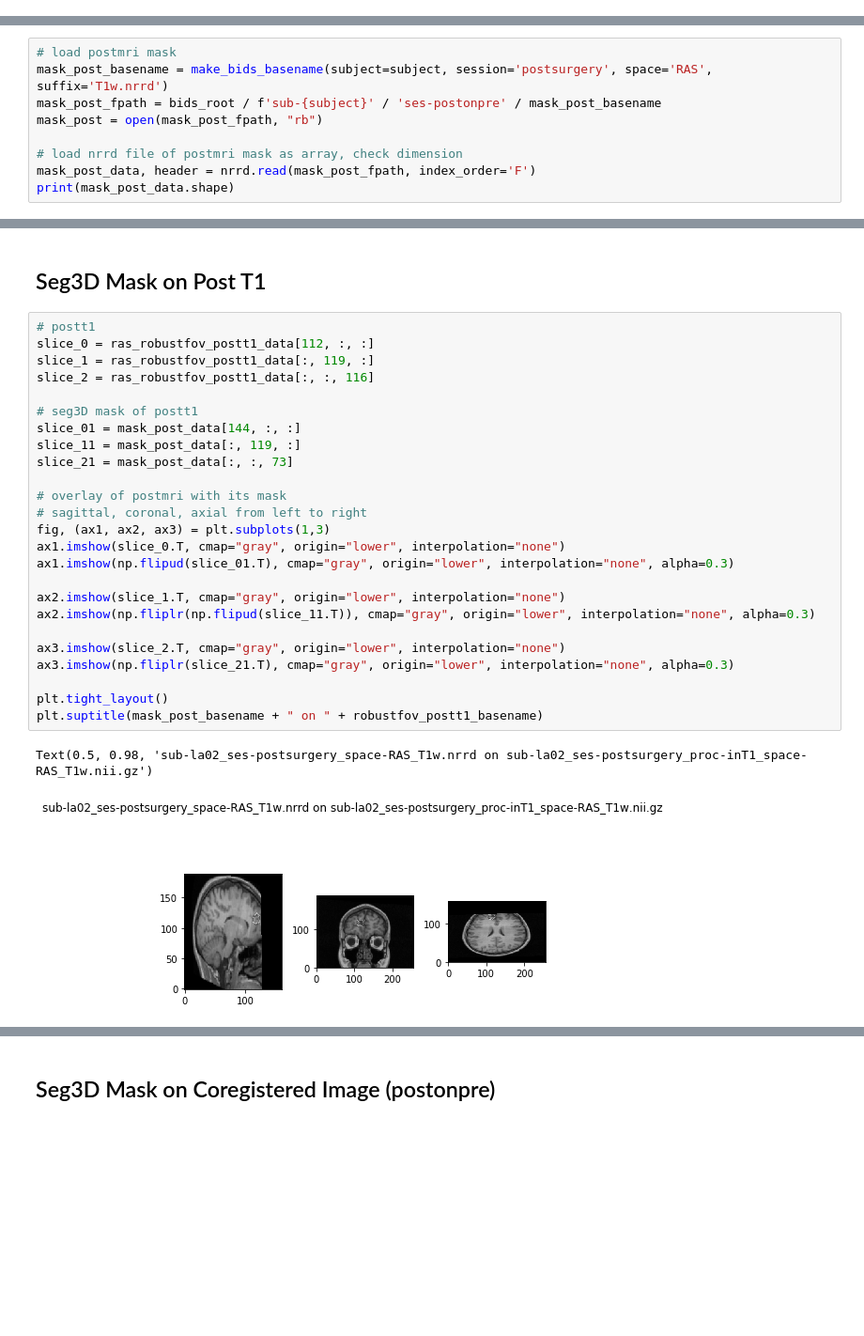
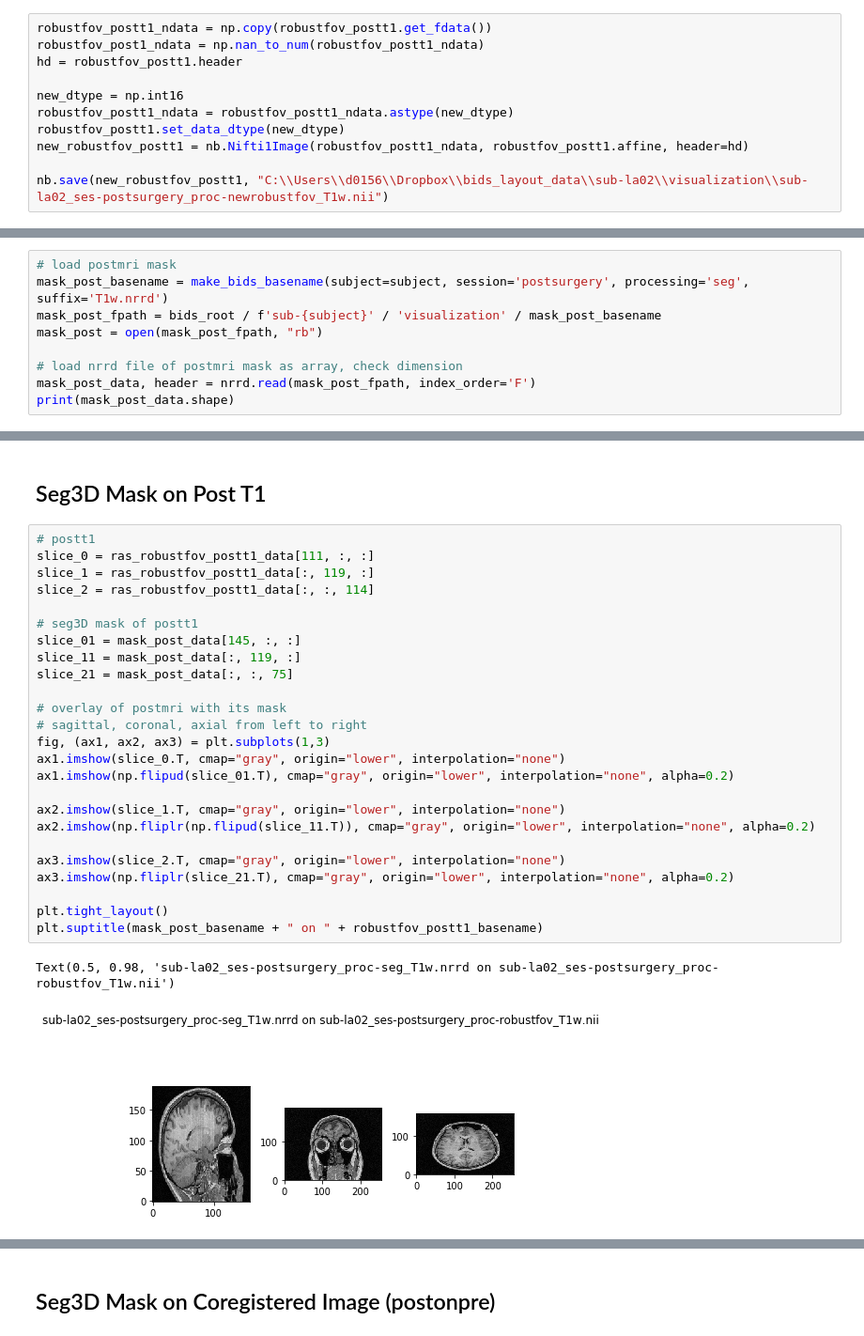
Before and after one commit to adam2392/ears, a Jupyter notebook: notebooks/validation_of_postsurgicalmasking.ipynb, the cells around one changed output, grey strips where cells are left out. Shown: that part at 94% size. Drawn from its saved outputs; the diff is of its cells as text; blank space fills up the shorter version.

```diff
--- a/notebooks/validation_of_postsurgicalmasking.ipynb
+++ b/notebooks/validation_of_postsurgicalmasking.ipynb
@@ -109,3 +162,14 @@ tal_postonpre_t1 = nb.load(tal_postonpre_t1_fpath)
+# %%
+robustfov_postt1_ndata = np.copy(robustfov_postt1.get_fdata())
+robustfov_post1_ndata = np.nan_to_num(robustfov_postt1_ndata)
+hd = robustfov_postt1.header
+
+new_dtype = np.int16
+robustfov_postt1_ndata = robustfov_postt1_ndata.astype(new_dtype)
+robustfov_postt1.set_data_dtype(new_dtype)
+new_robustfov_postt1 = nb.Nifti1Image(robustfov_postt1_ndata, robustfov_postt1.affine, header=hd)
+
+nb.save(new_robustfov_postt1, "C:\\Users\\d0156\\Dropbox\\bids_layout_data\\sub-la02\\visualization\\sub-la02_ses-postsurgery_proc-newrobustfov_T1w.nii")
 # %% [markdown]
 # Visualization and Basic Analysis
 # %% [markdown]
@@ -222,8 +284,8 @@ Text(0.5, 0.98, 'sub-la02_ses-postonpre_T1w.nii.gz')
 ## Seg3D Mask of PostT1 Segmentation
 # %%
 # load postmri mask
-mask_post_basename = make_bids_basename(subject=subject, session='postsurgery', space='RAS', suffix='T1w.nrrd')
-mask_post_fpath = bids_root / f'sub-{subject}' / 'ses-postonpre' / mask_post_basename
+mask_post_basename = make_bids_basename(subject=subject, session='postsurgery', processing='seg', suffix='T1w.nrrd')
+mask_post_fpath = bids_root / f'sub-{subject}' / 'visualization' / mask_post_basename
 mask_post = open(mask_post_fpath, "rb")
 
 # load nrrd file of postmri mask as array, check dimension
@@ -246,32 +308,32 @@ Text(0.5, 0.98, 'sub-la02_ses-postsurgery_space-RAS_T1w.nrrd')
 ## Seg3D Mask on Post T1
 # %%
 # postt1
-slice_0 = ras_robustfov_postt1_data[112, :, :]
+slice_0 = ras_robustfov_postt1_data[111, :, :]
 slice_1 = ras_robustfov_postt1_data[:, 119, :]
-slice_2 = ras_robustfov_postt1_data[:, :, 116]
+slice_2 = ras_robustfov_postt1_data[:, :, 114]
 
 # seg3D mask of postt1
-slice_01 = mask_post_data[144, :, :]
+slice_01 = mask_post_data[145, :, :]
 slice_11 = mask_post_data[:, 119, :]
-slice_21 = mask_post_data[:, :, 73]
+slice_21 = mask_post_data[:, :, 75]
 
 # overlay of postmri with its mask
 # sagittal, coronal, axial from left to right
 fig, (ax1, ax2, ax3) = plt.subplots(1,3)
 ax1.imshow(slice_0.T, cmap="gray", origin="lower", interpolation="none")
-ax1.imshow(np.flipud(slice_01.T), cmap="gray", origin="lower", interpolation="none", alpha=0.3)
+ax1.imshow(np.flipud(slice_01.T), cmap="gray", origin="lower", interpolation="none", alpha=0.2)
 
 ax2.imshow(slice_1.T, cmap="gray", origin="lower", interpolation="none")
-ax2.imshow(np.fliplr(np.flipud(slice_11.T)), cmap="gray", origin="lower", interpolation="none", alpha=0.3)
+ax2.imshow(np.fliplr(np.flipud(slice_11.T)), cmap="gray", origin="lower", interpolation="none", alpha=0.2)
 
 ax3.imshow(slice_2.T, cmap="gray", origin="lower", interpolation="none")
-ax3.imshow(np.fliplr(slice_21.T), cmap="gray", origin="lower", interpolation="none", alpha=0.3)
+ax3.imshow(np.fliplr(slice_21.T), cmap="gray", origin="lower", interpolation="none", alpha=0.2)
 
 plt.tight_layout()
 plt.suptitle(mask_post_basename + " on " + robustfov_postt1_basename)
 # %% [output]
-Text(0.5, 0.98, 'sub-la02_ses-postsurgery_space-RAS_T1w.nrrd on sub-la02_ses-postsurgery_proc-inT1_space-RAS_T1w.nii.gz')
+Text(0.5, 0.98, 'sub-la02_ses-postsurgery_proc-seg_T1w.nrrd on sub-la02_ses-postsurgery_proc-robustfov_T1w.nii')
-[figure, old version]
+[figure, new version]
 # %%
 # affine matrix of postt1
 ras_robustfov_postt1.affine
```
Also changed, not shown: parts of 16 cells of this notebook.
